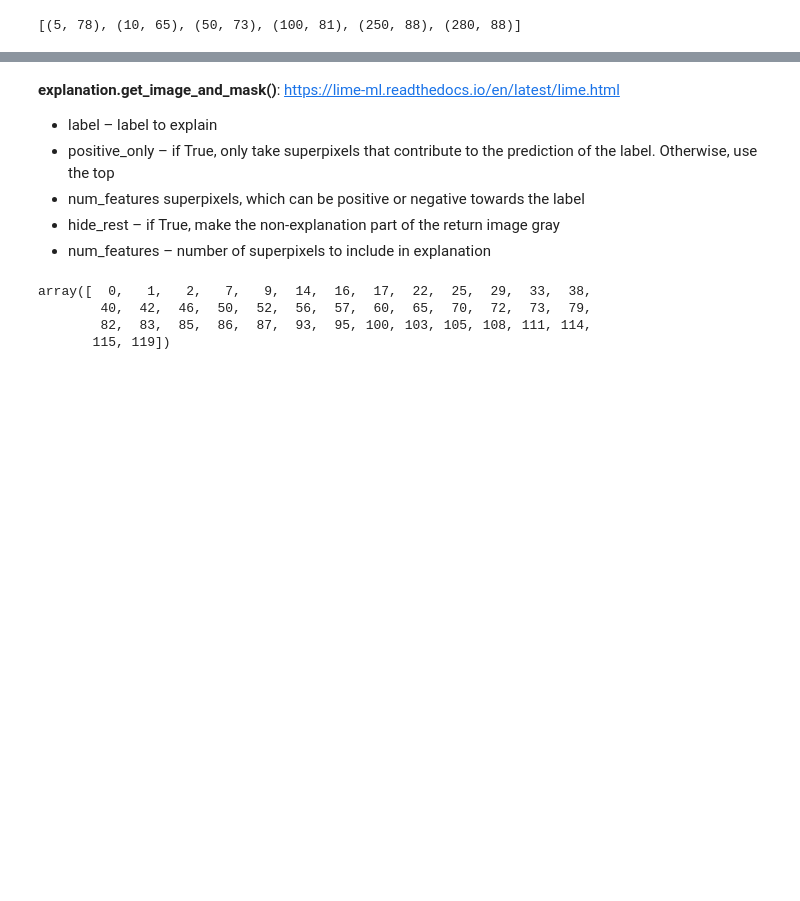
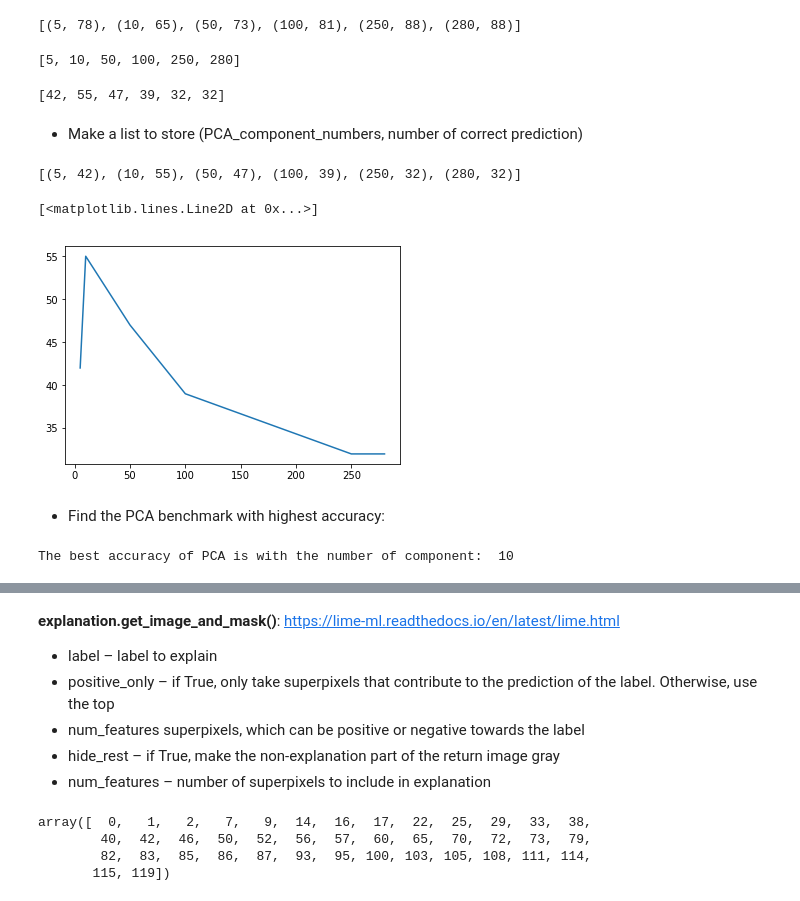
Before and after one commit to ziweifan177/Data_Science_Pilot, a Jupyter notebook: [Projects and Testing] Data Science & Machine Learning/(Paper-Faces Data) How_Models_and_Interpretability_Affected_by_PCA/Image_Interpretability_Affected_by_PCA (Faces Data).ipynb, the cells around one changed output, grey strips where cells are left out. Drawn from its saved outputs; the diff is of its cells as text; code cells hidden in the pictures; blank space fills up the shorter version.

```diff
--- a/[Projects and Testing] Data Science & Machine Learning/(Paper-Faces Data) How_Models_and_Interpretability_Affected_by_PCA/Image_Interpretability_Affected_by_PCA (Faces Data).ipynb
+++ b/[Projects and Testing] Data Science & Machine Learning/(Paper-Faces Data) How_Models_and_Interpretability_Affected_by_PCA/Image_Interpretability_Affected_by_PCA (Faces Data).ipynb
@@ -698,0 +708,29 @@ list_pca_wrong_prediction_count
+# %%
+li_x_PCAcomponents = [component for (component, num_wrong_predictions) in list_pca_wrong_prediction_count]
+li_x_PCAcomponents
+# %% [output]
+[5, 10, 50, 100, 250, 280]
+# %%
+li_y_num_correct_predictions = [(len(X_test)-num_wrong_predictions) for (component, num_wrong_predictions) in list_pca_wrong_prediction_count]
+print(li_y_num_wrong_predictions)
+# %% [output]
+[42, 55, 47, 39, 32, 32]
+# %% [markdown]
+- Make a list to store (PCA_component_numbers, number of correct prediction)
+# %%
+list_pca_correct_prediction_count = list(zip(li_x_PCAcomponents, li_y_num_wrong_predictions))
+list_pca_correct_prediction_count
+# %% [output]
+[(5, 42), (10, 55), (50, 47), (100, 39), (250, 32), (280, 32)]
+# %%
+plt.plot(li_x_PCAcomponents, li_y_num_correct_predictions)
+# %% [output]
+[<matplotlib.lines.Line2D at 0x...>]
+[figure, added]
+# %% [markdown]
+- Find the PCA benchmark with highest accuracy:
+# %%
+benchmark_id = max(list_pca_correct_prediction_count, key=lambda x:x[1])[0]
+print('The best accuracy of PCA is with the number of component: ', benchmark_id)
+# %% [output]
+The best accuracy of PCA is with the number of component:  10
```
Also changed, not shown: parts of 33 cells of this notebook.
